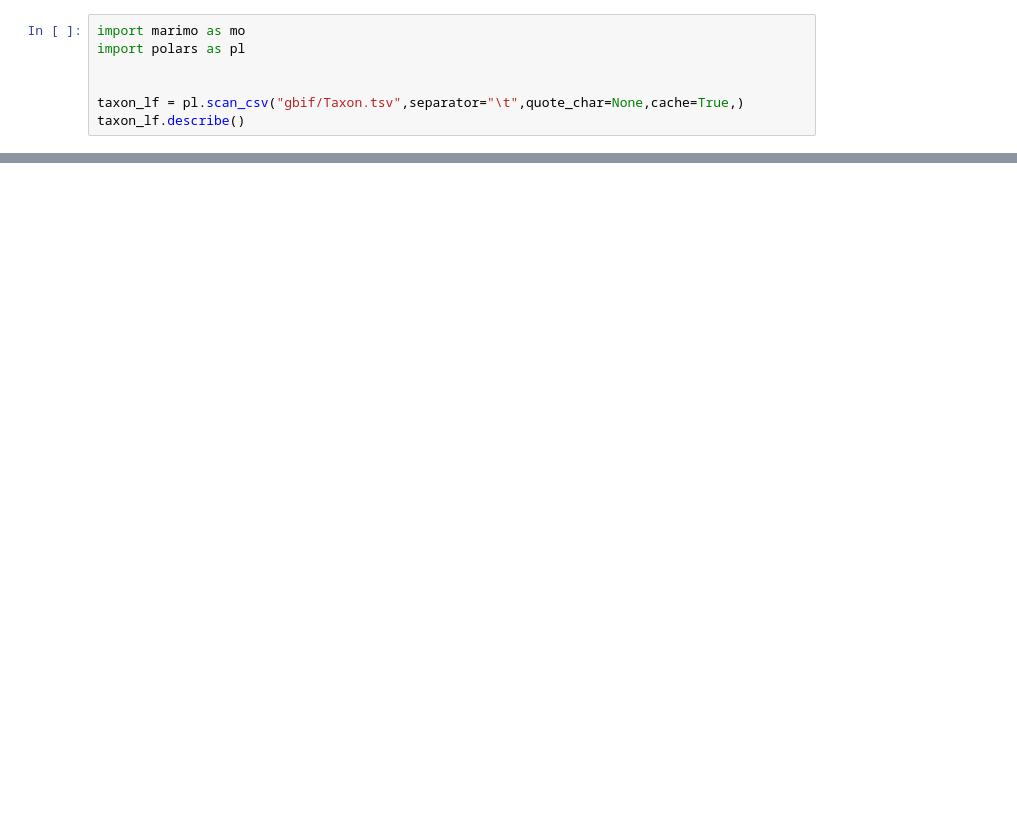
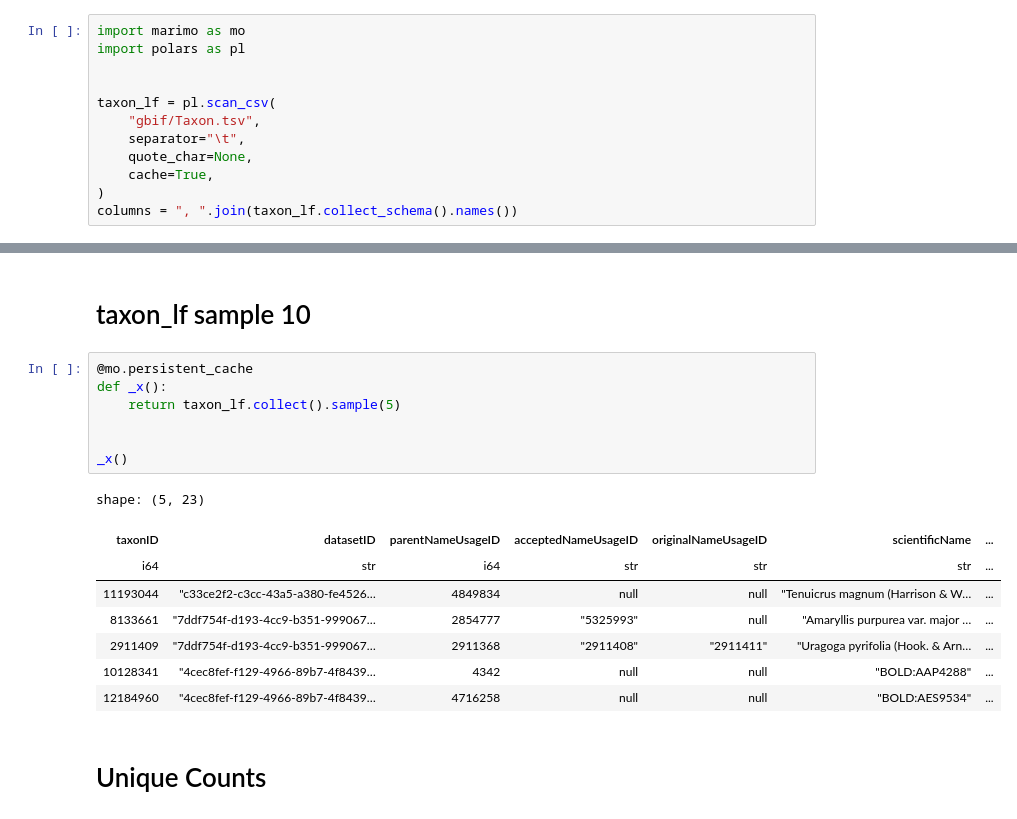
Before and after one commit to roberthobblebottom/lkcnhm_data_wrangling, a Jupyter notebook: __marimo__/explore_datasets_marimo_notebook.ipynb, the cells around one changed output, grey strips where cells are left out. Cells and saved outputs as stored; diff of their text form; blank space fills up the shorter version.

```diff
--- a/__marimo__/explore_datasets_marimo_notebook.ipynb
+++ b/__marimo__/explore_datasets_marimo_notebook.ipynb
@@ -3,5 +3,10 @@ import marimo as mo
 import polars as pl
 
 
-taxon_lf = pl.scan_csv("gbif/Taxon.tsv",separator="\t",quote_char=None,cache=True,)
-taxon_lf.describe()
+taxon_lf = pl.scan_csv(
+    "gbif/Taxon.tsv",
+    separator="\t",
+    quote_char=None,
+    cache=True,
+)
+columns = ", ".join(taxon_lf.collect_schema().names())
@@ -45,0 +40,20 @@ shape: (1, 23)
+# %% [markdown]
+# taxon_lf sample 10
+# %%
+@mo.persistent_cache
+def _x():
+    return taxon_lf.collect().sample(5)
+
+
+_x()
+# %% [output]
+shape: (5, 23)
+| taxonID | datasetID | parentNameUsageID | acceptedNameUsageID | originalNameUsageID | scientificName | ... |
+| i64 | str | i64 | str | str | str | ... |
+| 11193044 | "c33ce2f2-c3cc-43a5-a380-fe4526… | 4849834 | null | null | "Tenuicrus magnum (Harrison & W… | ... |
+| 8133661 | "7ddf754f-d193-4cc9-b351-999067… | 2854777 | "5325993" | null | "Amaryllis purpurea var. major … | ... |
+| 2911409 | "7ddf754f-d193-4cc9-b351-999067… | 2911368 | "2911408" | "2911411" | "Uragoga pyrifolia (Hook. & Arn… | ... |
+| 10128341 | "4cec8fef-f129-4966-89b7-4f8439… | 4342 | null | null | "BOLD:AAP4288" | ... |
+| 12184960 | "4cec8fef-f129-4966-89b7-4f8439… | 4716258 | null | null | "BOLD:AES9534" | ... |
+# %% [markdown]
+# Unique Counts
```
Also changed, not shown: parts of 17 cells of this notebook, 5 other files.
